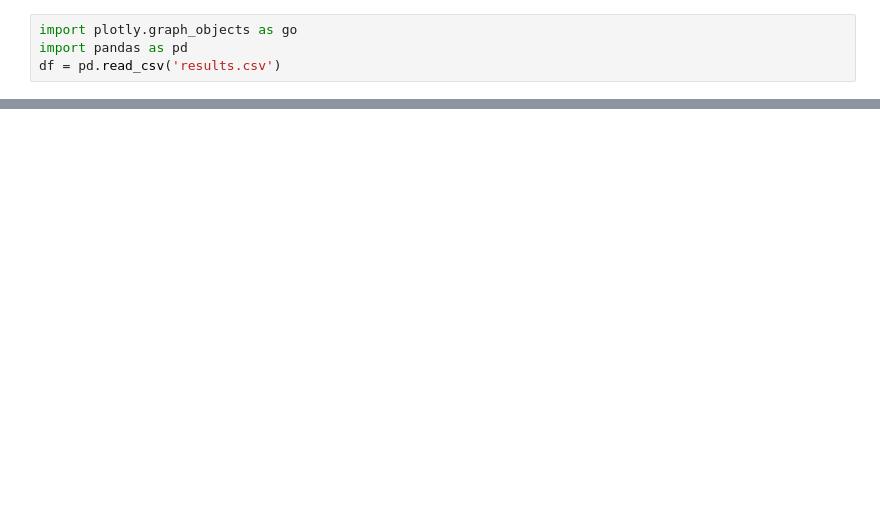
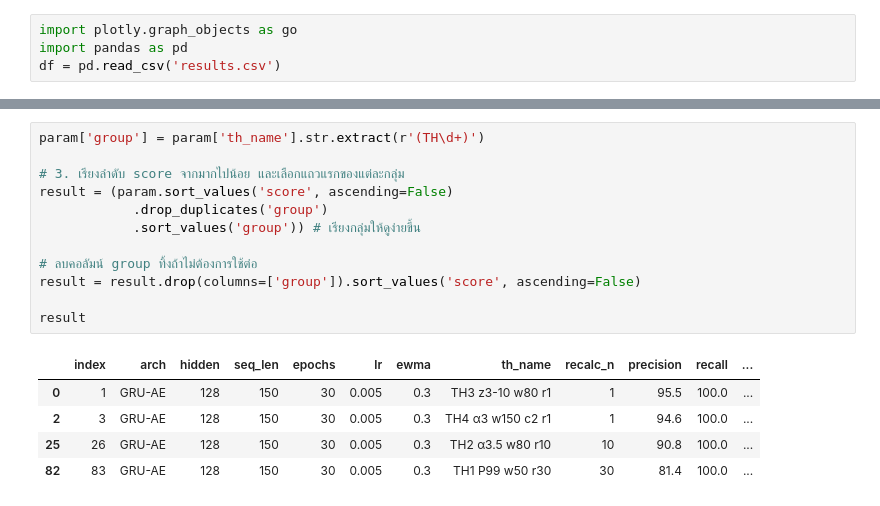
Before and after one commit to Nantakxrn007/Threshold-project, a Jupyter notebook: dashboard/experiment.ipynb, the cells around one changed output, grey strips where cells are left out. Cells and saved outputs as stored; diff of their text form; blank space fills up the shorter version.

```diff
--- a/dashboard/experiment.ipynb
+++ b/dashboard/experiment.ipynb
@@ -334,0 +373,18 @@ if __name__ == '__main__':
+# %%
+param['group'] = param['th_name'].str.extract(r'(TH\d+)')
+
+# 3. เรียงลำดับ score จากมากไปน้อย และเลือกแถวแรกของแต่ละกลุ่ม
+result = (param.sort_values('score', ascending=False)
+            .drop_duplicates('group')
+            .sort_values('group')) # เรียงกลุ่มให้ดูง่ายขึ้น
+
+# ลบคอลัมน์ group ทิ้งถ้าไม่ต้องการใช้ต่อ
+result = result.drop(columns=['group']).sort_values('score', ascending=False)
+
+result
+# %% [output]
+|  | index | arch | hidden | seq_len | epochs | lr | ewma | th_name | recalc_n | precision | recall | ... |
+| 0 | 1 | GRU-AE | 128 | 150 | 30 | 0.005 | 0.3 | TH3 z3-10 w80 r1 | 1 | 95.5 | 100.0 | ... |
+| 2 | 3 | GRU-AE | 128 | 150 | 30 | 0.005 | 0.3 | TH4 α3 w150 c2 r1 | 1 | 94.6 | 100.0 | ... |
+| 25 | 26 | GRU-AE | 128 | 150 | 30 | 0.005 | 0.3 | TH2 α3.5 w80 r10 | 10 | 90.8 | 100.0 | ... |
+| 82 | 83 | GRU-AE | 128 | 150 | 30 | 0.005 | 0.3 | TH1 P99 w50 r30 | 30 | 81.4 | 100.0 | ... |
```
Also changed, not shown: parts of 14 cells of this notebook, 24 other files.
